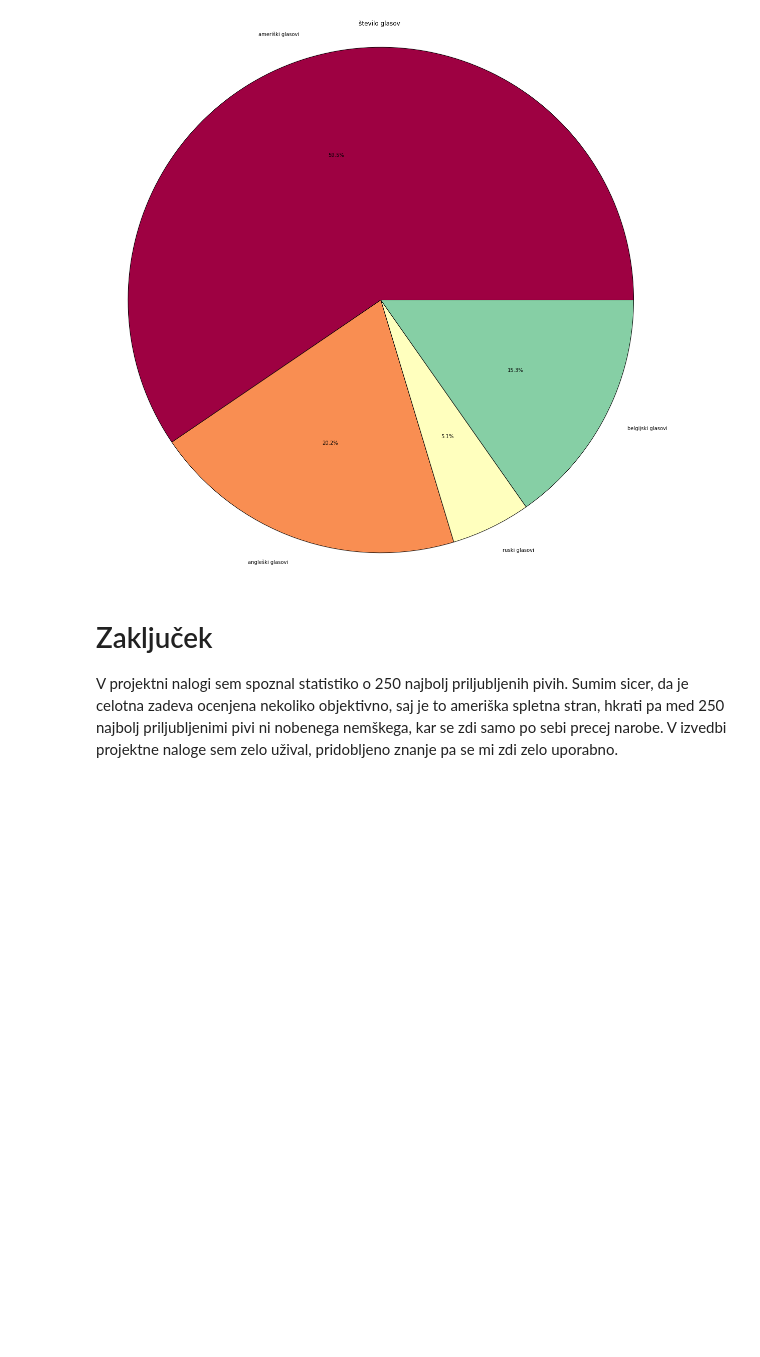
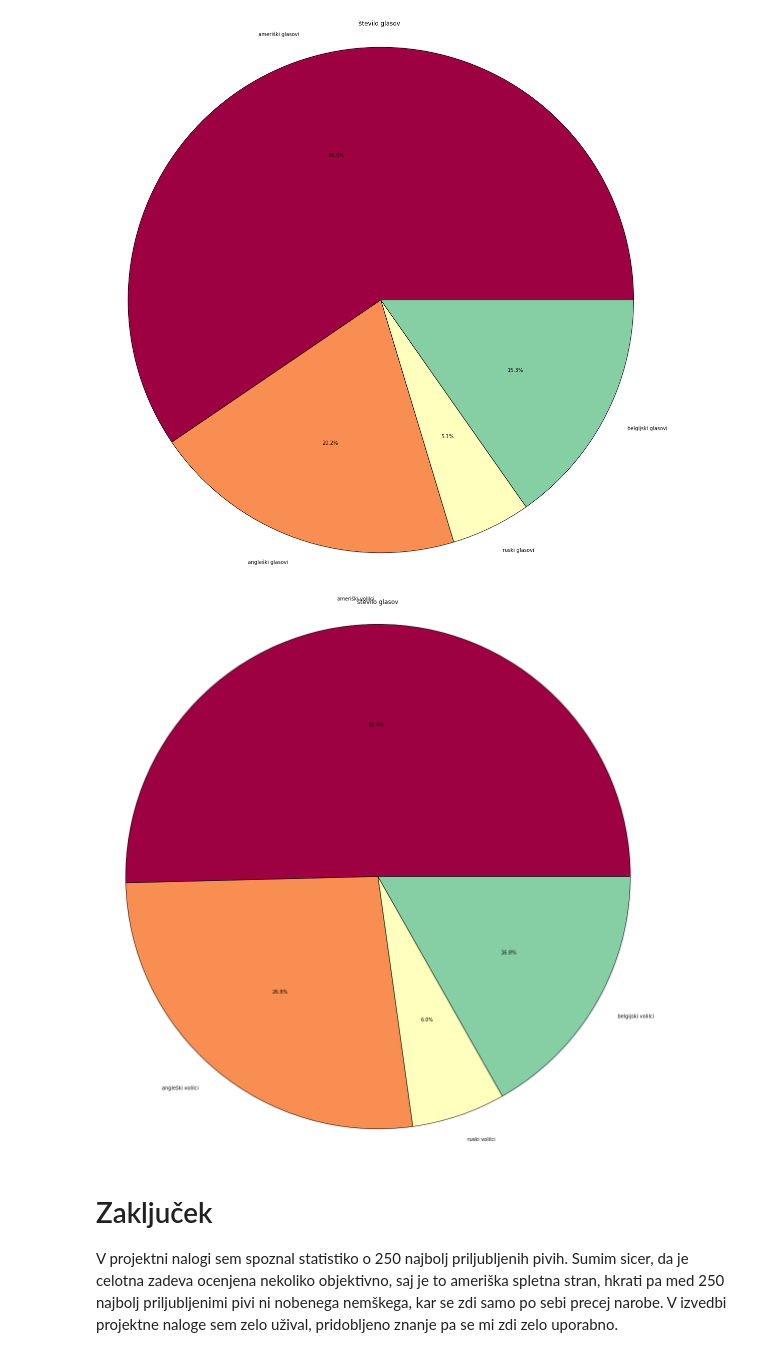
Before and after one commit to nkovacic99/beer_ratings, a Jupyter notebook: beer_ratings.ipynb, the cells around one changed output. Drawn from its saved outputs; the diff is of its cells as text; code cells hidden in the pictures; blank space fills up the shorter version.

```diff
--- a/beer_ratings.ipynb
+++ b/beer_ratings.ipynb
@@ -435,16 +434,43 @@ plt.show()
 # %% [output]
 [figure]
 # %%
+am_votes = 0
+am_counter = 0
+brit_votes = 0
+brit_counter = 0
+russ_votes = 0
+russ_counter = 0
+belg_votes = 0
+belg_counter = 0
+for i in range(251):
+    try:
+        if 'American' in piva['VRSTA_PIVA'][i]:
+            am_votes += piva['ST_GLASOV'][i]
+            am_counter += 1
+        elif 'British' in piva['VRSTA_PIVA'][i] or 'English' in piva['VRSTA_PIVA'][i] or 'England' in piva['VRSTA_PIVA'][i]:
+            brit_votes += piva['ST_GLASOV'][i]
+            brit_counter += 1
+        elif 'Russian' in piva['VRSTA_PIVA'][i]:
+            russ_votes += piva['ST_GLASOV'][i]
+            russ_counter += 1
+        else:
+            belg_votes += piva['ST_GLASOV'][i]
+            belg_counter += 1
+    except:
+        pass
+am_votes, am_counter, brit_votes, brit_counter, russ_votes, russ_counter, belg_votes, belg_counter
 
 labels = ['ameriški volilci', 'angleški volilci', 'ruski volilci', 'belgijski volilci']
 score = [am_counter, brit_counter, russ_counter, belg_counter]
 colors = [plt.cm.Spectral(i/float(len(labels))) for i in range(5)]
 plt.pie(score, colors=colors,labels=labels, wedgeprops={'edgecolor':'black'}, autopct='%0.1f%%')
 plt.title("število glasov")
 fig = plt.gcf()
 fig.set_size_inches(20, 20)
 plt.axis('equal')
 plt.show()
+# %% [output]
+[figure, added]
 # %% [markdown]
 # Zaključek
 V projektni nalogi sem spoznal statistiko o 250 najbolj priljubljenih pivih. Sumim sicer, da je celotna zadeva ocenjena nekoliko objektivno, saj je to ameriška spletna stran, hkrati pa med 250 najbolj priljubljenimi pivi ni nobenega nemškega, kar se zdi samo po sebi precej narobe.
```
Also changed, not shown: parts of 1 cell of this notebook, 1 other file.
